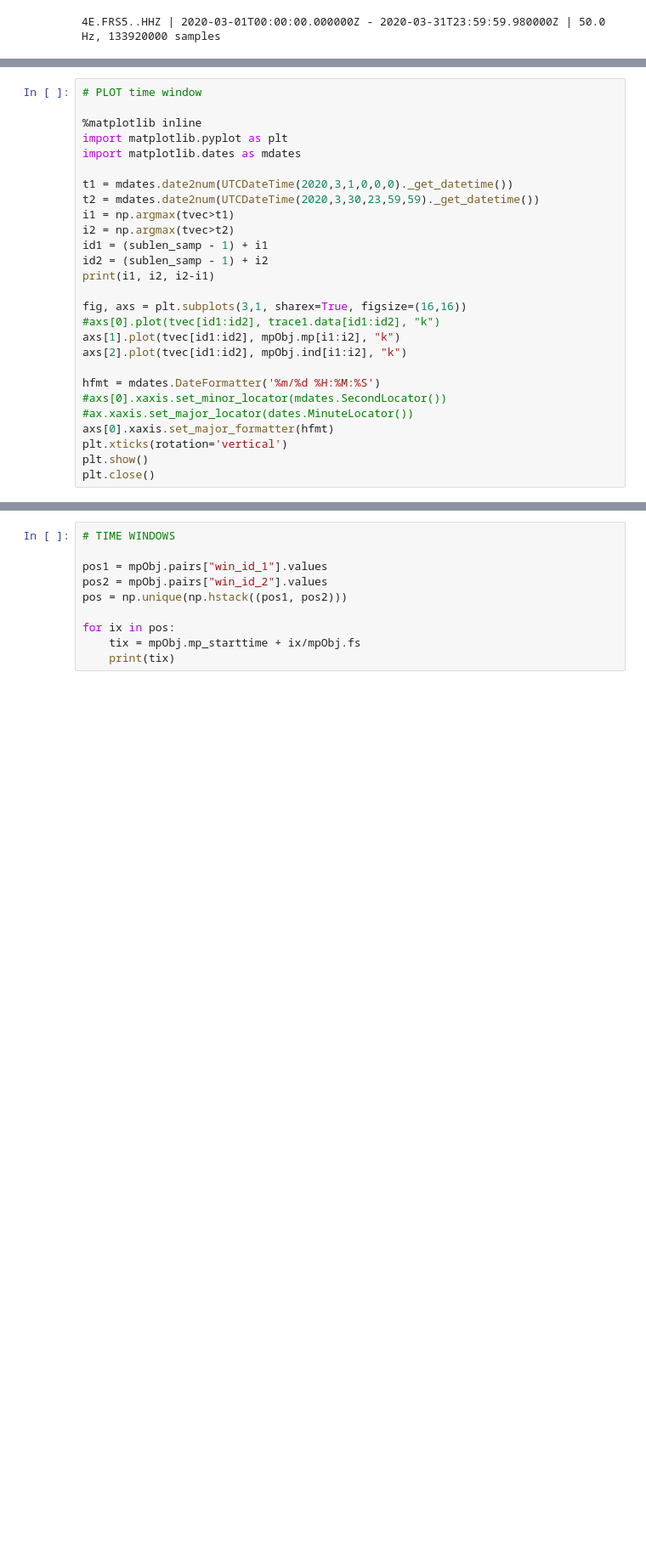
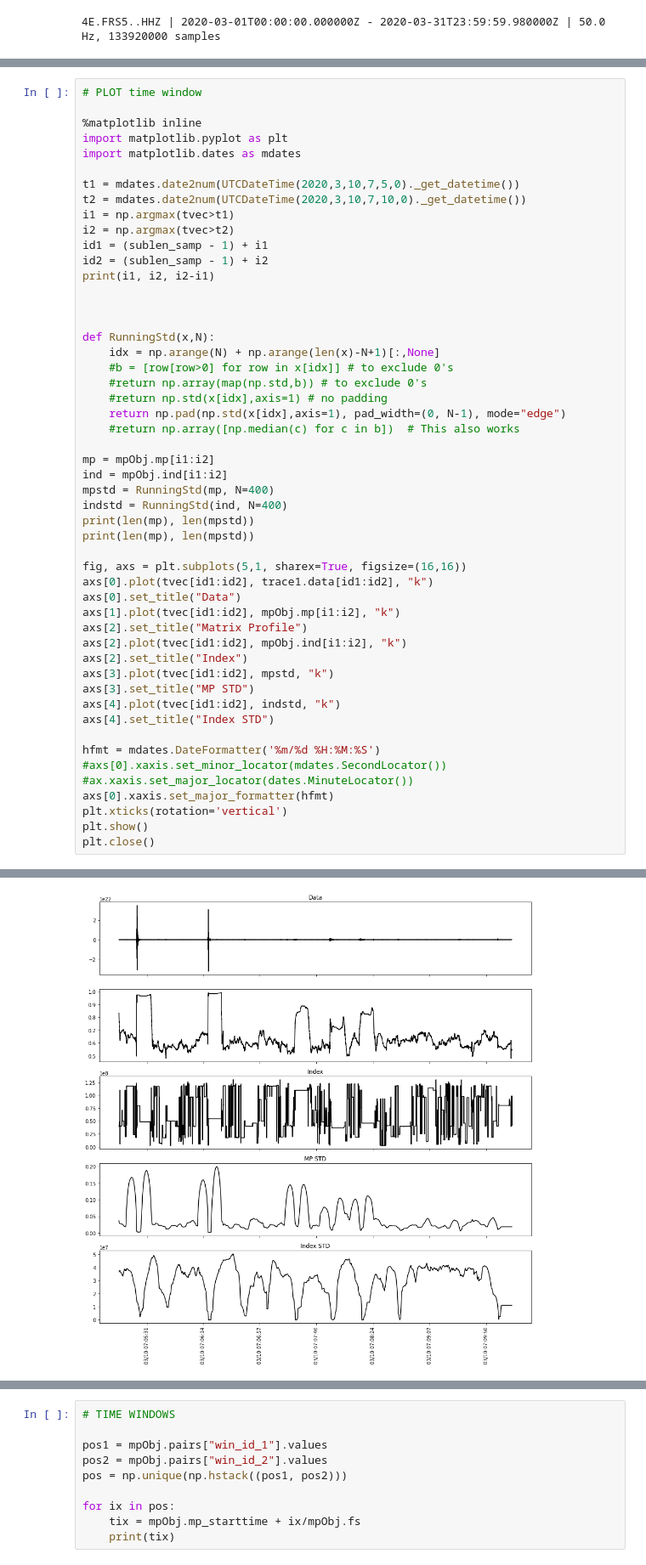
Before and after one commit to savardge/seismo-pyscamp, a Jupyter notebook: notebooks/graph_clustering.ipynb, the cells around one changed output, grey strips where cells are left out. Shown at 85% size. Drawn from its saved outputs; the diff is of its cells as text; blank space fills up the shorter version.

```diff
--- a/notebooks/graph_clustering.ipynb
+++ b/notebooks/graph_clustering.ipynb
@@ -81,18 +81,42 @@ Length of MP: 133919501 samples
 import matplotlib.pyplot as plt
 import matplotlib.dates as mdates
 
-t1 = mdates.date2num(UTCDateTime(2020,3,1,0,0,0)._get_datetime())
-t2 = mdates.date2num(UTCDateTime(2020,3,30,23,59,59)._get_datetime())
+t1 = mdates.date2num(UTCDateTime(2020,3,10,7,5,0)._get_datetime())
+t2 = mdates.date2num(UTCDateTime(2020,3,10,7,10,0)._get_datetime())
 i1 = np.argmax(tvec>t1)
 i2 = np.argmax(tvec>t2)
 id1 = (sublen_samp - 1) + i1
 id2 = (sublen_samp - 1) + i2
 print(i1, i2, i2-i1)
 
-fig, axs = plt.subplots(3,1, sharex=True, figsize=(16,16))
-#axs[0].plot(tvec[id1:id2], trace1.data[id1:id2], "k")
+
+
+def RunningStd(x,N):
+    idx = np.arange(N) + np.arange(len(x)-N+1)[:,None]
+    #b = [row[row>0] for row in x[idx]] # to exclude 0's
+    #return np.array(map(np.std,b)) # to exclude 0's
+    #return np.std(x[idx],axis=1) # no padding
+    return np.pad(np.std(x[idx],axis=1), pad_width=(0, N-1), mode="edge")
+    #return np.array([np.median(c) for c in b])  # This also works
+
+mp = mpObj.mp[i1:i2]
+ind = mpObj.ind[i1:i2]
+mpstd = RunningStd(mp, N=400)
+indstd = RunningStd(ind, N=400)
+print(len(mp), len(mpstd))
+print(len(mp), len(mpstd))
+
+fig, axs = plt.subplots(5,1, sharex=True, figsize=(16,16))
+axs[0].plot(tvec[id1:id2], trace1.data[id1:id2], "k")
+axs[0].set_title("Data")
 axs[1].plot(tvec[id1:id2], mpObj.mp[i1:i2], "k")
+axs[2].set_title("Matrix Profile")
 axs[2].plot(tvec[id1:id2], mpObj.ind[i1:i2], "k")
+axs[2].set_title("Index")
+axs[3].plot(tvec[id1:id2], mpstd, "k")
+axs[3].set_title("MP STD")
+axs[4].plot(tvec[id1:id2], indstd, "k")
+axs[4].set_title("Index STD")
 
 hfmt = mdates.DateFormatter('%m/%d %H:%M:%S')
 #axs[0].xaxis.set_minor_locator(mdates.SecondLocator())
@@ -105,0 +132 @@ plt.close()
+[figure, added]
```
Also changed, not shown: parts of 5 cells of this notebook, 1 other file.
